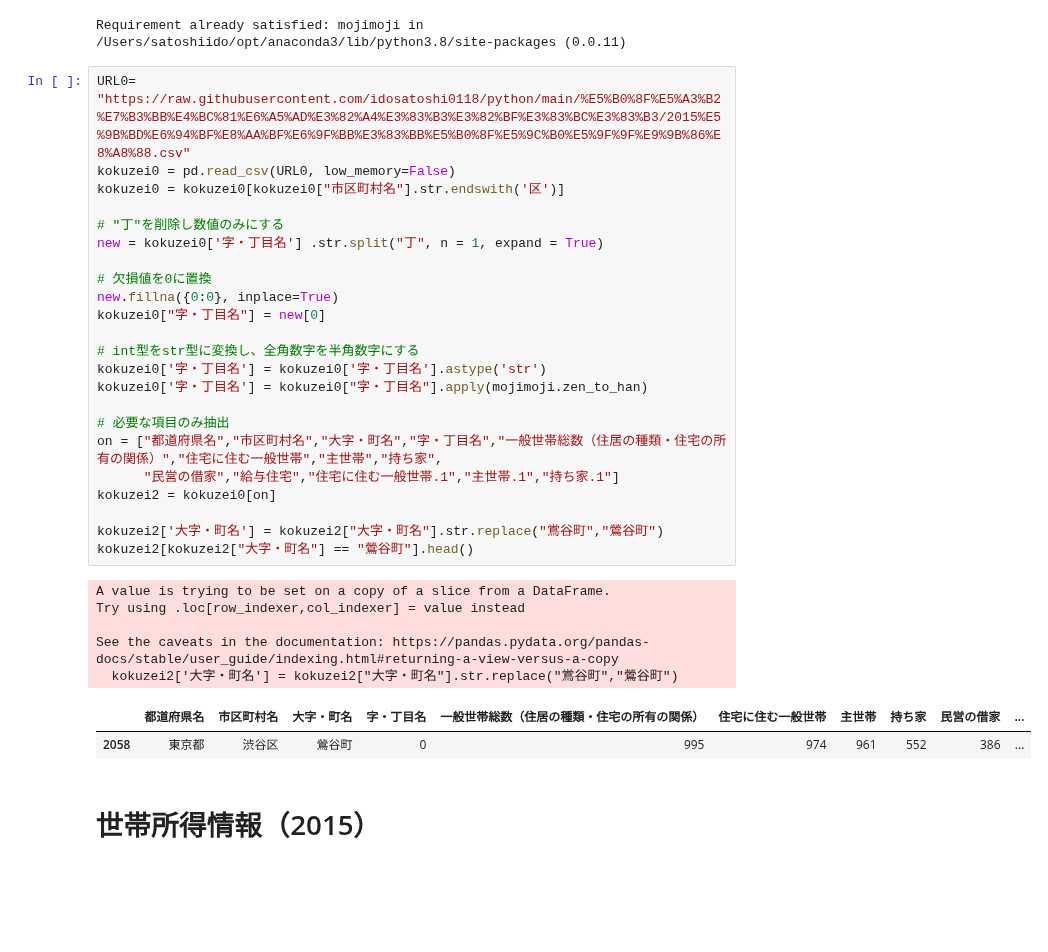
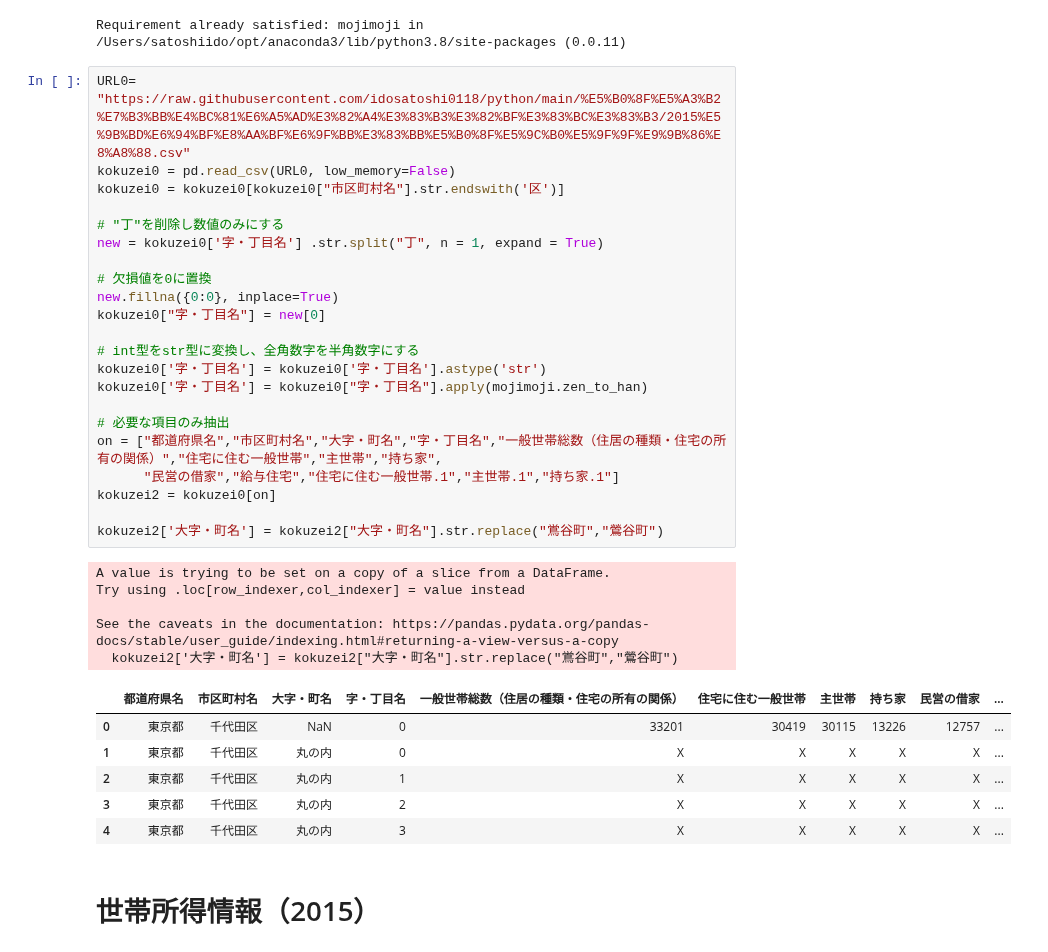
Before and after one commit to idosatoshi0118/python, a Jupyter notebook: 小売系企業インターン/チラシ-高級持ち家への配布エリアプロット.ipynb, the cells around one changed output. Drawn from its saved outputs; the diff is of its cells as text; blank space fills up the shorter version.

```diff
--- a/小売系企業インターン/チラシ-高級持ち家への配布エリアプロット.ipynb
+++ b/小売系企業インターン/チラシ-高級持ち家への配布エリアプロット.ipynb
@@ -19,34 +20,37 @@ Requirement already satisfied: mojimoji in /Users/satoshiido/opt/anaconda3/lib/p
 # %%
 URL0= "https://raw.githubusercontent.com/idosatoshi0118/python/main/%E5%B0%8F%E5%A3%B2%E7%B3%BB%E4%BC%81%E6%A5%AD%E3%82%A4%E3%83%B3%E3%82%BF%E3%83%BC%E3%83%B3/2015%E5%9B%BD%E6%94%BF%E8%AA%BF%E6%9F%BB%E3%83%BB%E5%B0%8F%E5%9C%B0%E5%9F%9F%E9%9B%86%E8%A8%88.csv"
 kokuzei0 = pd.read_csv(URL0, low_memory=False)
 kokuzei0 = kokuzei0[kokuzei0["市区町村名"].str.endswith('区')]
 
 # "丁"を削除し数値のみにする
 new = kokuzei0['字・丁目名'] .str.split("丁", n = 1, expand = True)
 
 # 欠損値を0に置換
 new.fillna({0:0}, inplace=True)
 kokuzei0["字・丁目名"] = new[0]
 
 # int型をstr型に変換し、全角数字を半角数字にする
 kokuzei0['字・丁目名'] = kokuzei0['字・丁目名'].astype('str')
 kokuzei0['字・丁目名'] = kokuzei0["字・丁目名"].apply(mojimoji.zen_to_han)
 
 # 必要な項目のみ抽出
 on = ["都道府県名","市区町村名","大字・町名","字・丁目名","一般世帯総数（住居の種類・住宅の所有の関係）","住宅に住む一般世帯","主世帯","持ち家",
       "民営の借家","給与住宅","住宅に住む一般世帯.1","主世帯.1","持ち家.1"]
 kokuzei2 = kokuzei0[on]
 
 kokuzei2['大字・町名'] = kokuzei2["大字・町名"].str.replace("鴬谷町","鶯谷町")
-kokuzei2[kokuzei2["大字・町名"] == "鶯谷町"].head()
 # %% [output]
 A value is trying to be set on a copy of a slice from a DataFrame.
 Try using .loc[row_indexer,col_indexer] = value instead
 
 See the caveats in the documentation: https://pandas.pydata.org/pandas-docs/stable/user_guide/indexing.html#returning-a-view-versus-a-copy
   kokuzei2['大字・町名'] = kokuzei2["大字・町名"].str.replace("鴬谷町","鶯谷町")
 |  | 都道府県名 | 市区町村名 | 大字・町名 | 字・丁目名 | 一般世帯総数（住居の種類・住宅の所有の関係） | 住宅に住む一般世帯 | 主世帯 | 持ち家 | 民営の借家 | ... |
-| 2058 | 東京都 | 渋谷区 | 鶯谷町 | 0 | 995 | 974 | 961 | 552 | 386 | ... |
+| 0 | 東京都 | 千代田区 | NaN | 0 | 33201 | 30419 | 30115 | 13226 | 12757 | ... |
+| 1 | 東京都 | 千代田区 | 丸の内 | 0 | X | X | X | X | X | ... |
+| 2 | 東京都 | 千代田区 | 丸の内 | 1 | X | X | X | X | X | ... |
+| 3 | 東京都 | 千代田区 | 丸の内 | 2 | X | X | X | X | X | ... |
+| 4 | 東京都 | 千代田区 | 丸の内 | 3 | X | X | X | X | X | ... |
 # %% [markdown]
 # 世帯所得情報（2015）
 # %%
```
Also changed, not shown: parts of 34 cells of this notebook.
